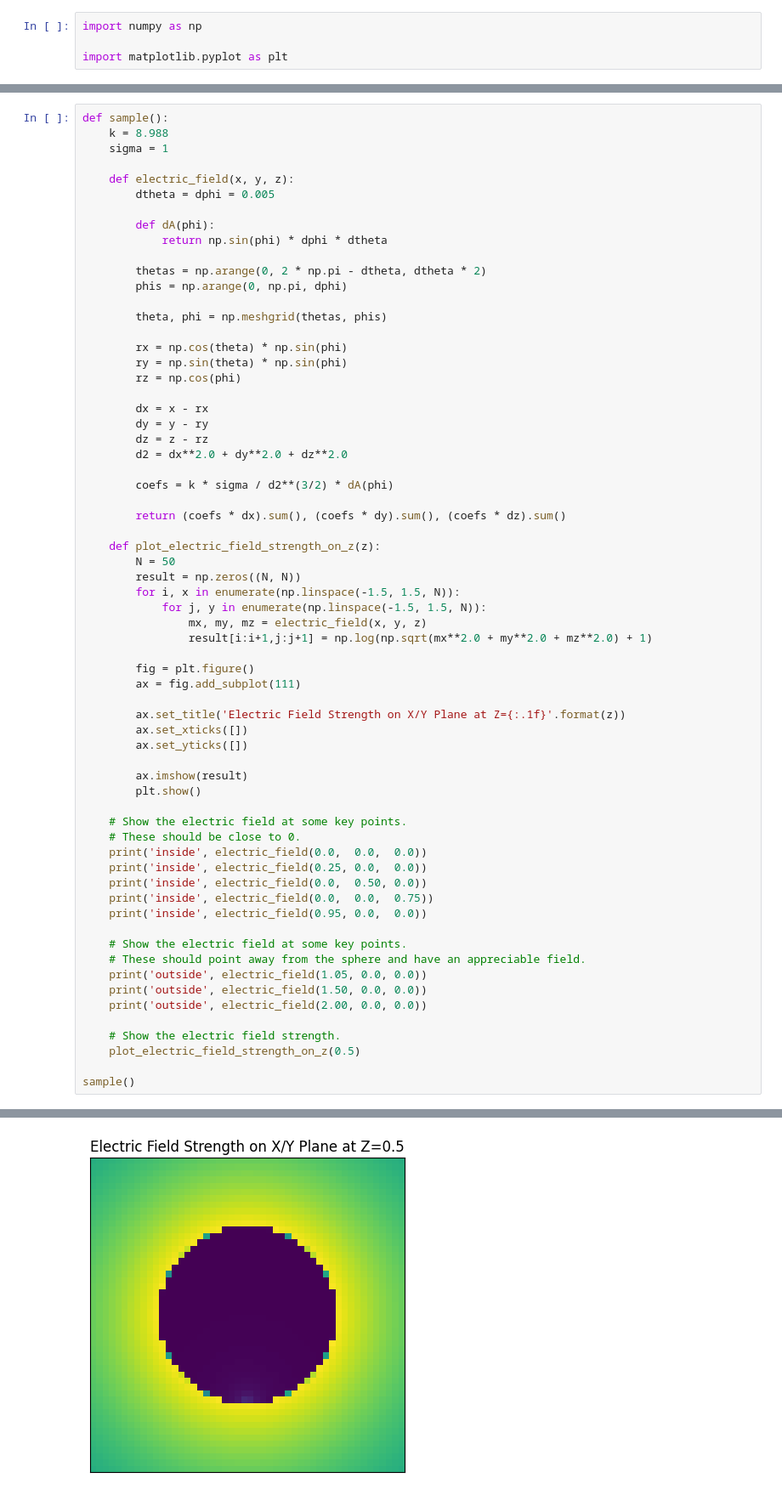
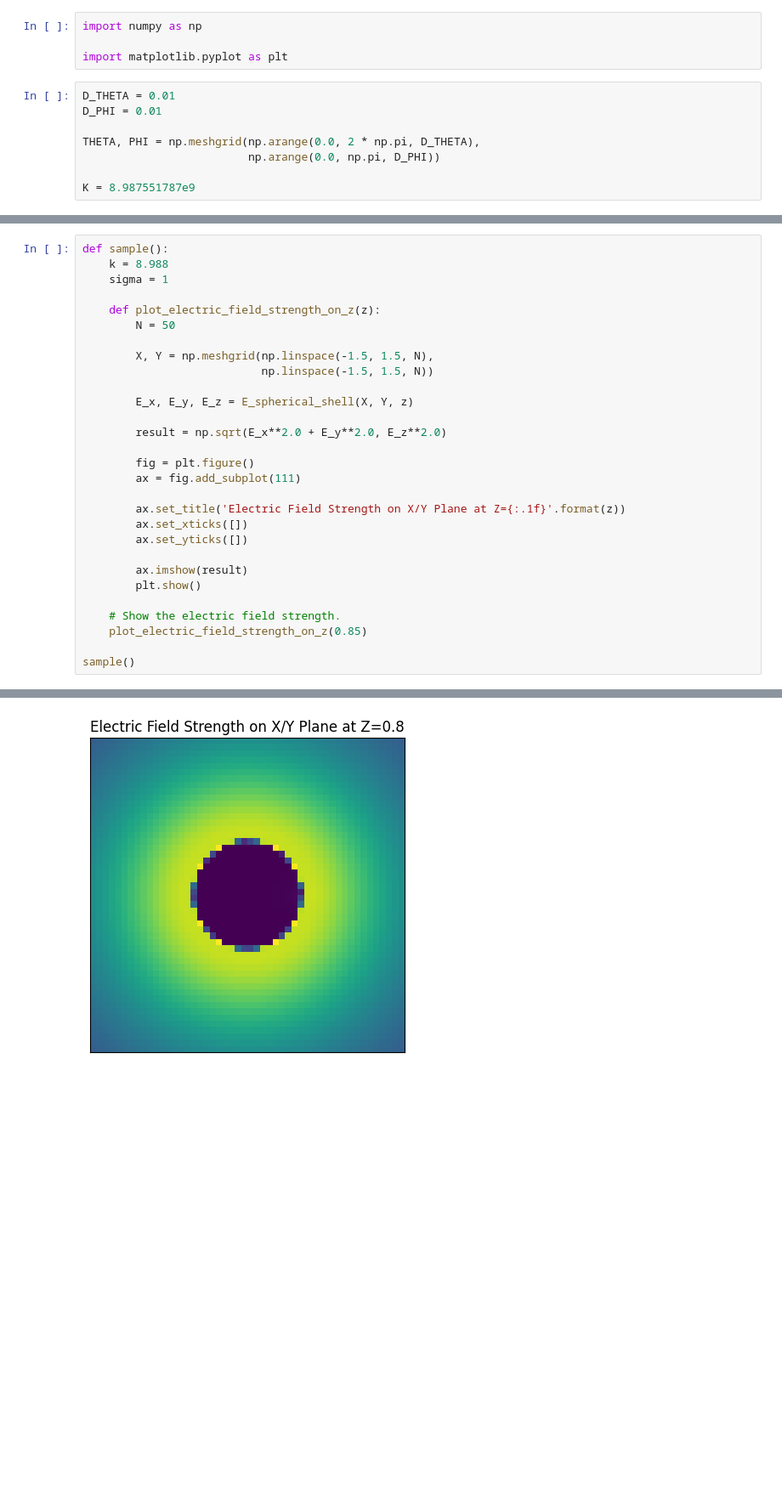
Before and after one commit to fractalate/math, a Jupyter notebook: notes/numeric_integrals_3d.ipynb, the cells around one changed output, grey strips where cells are left out. Shown at 85% size. Cells and saved outputs as stored; diff of their text form; blank space fills up the shorter version.

```diff
--- a/notes/numeric_integrals_3d.ipynb
+++ b/notes/numeric_integrals_3d.ipynb
@@ -2,6 +2,14 @@
 import numpy as np
 
 import matplotlib.pyplot as plt
+# %%
+D_THETA = 0.01
+D_PHI = 0.01
+
+THETA, PHI = np.meshgrid(np.arange(0.0, 2 * np.pi, D_THETA),
+                         np.arange(0.0, np.pi, D_PHI))
+
+K = 8.987551787e9
 # %% [markdown]
 # Electric Field from Spherical Shell
 
@@ -31,37 +82,15 @@ def sample():
     k = 8.988
     sigma = 1
 
-    def electric_field(x, y, z):
-        dtheta = dphi = 0.005
-
-        def dA(phi):
-            return np.sin(phi) * dphi * dtheta
-
-        thetas = np.arange(0, 2 * np.pi - dtheta, dtheta * 2)
-        phis = np.arange(0, np.pi, dphi)
-
-        theta, phi = np.meshgrid(thetas, phis)
-
-        rx = np.cos(theta) * np.sin(phi)
-        ry = np.sin(theta) * np.sin(phi)
-        rz = np.cos(phi)
-
-        dx = x - rx
-        dy = y - ry
-        dz = z - rz
-        d2 = dx**2.0 + dy**2.0 + dz**2.0
-
-        coefs = k * sigma / d2**(3/2) * dA(phi)
-
-        return (coefs * dx).sum(), (coefs * dy).sum(), (coefs * dz).sum()
-
     def plot_electric_field_strength_on_z(z):
         N = 50
-        result = np.zeros((N, N))
-        for i, x in enumerate(np.linspace(-1.5, 1.5, N)):
-            for j, y in enumerate(np.linspace(-1.5, 1.5, N)):
-                mx, my, mz = electric_field(x, y, z)
-                result[i:i+1,j:j+1] = np.log(np.sqrt(mx**2.0 + my**2.0 + mz**2.0) + 1)
+
+        X, Y = np.meshgrid(np.linspace(-1.5, 1.5, N),
+                           np.linspace(-1.5, 1.5, N))
+
+        E_x, E_y, E_z = E_spherical_shell(X, Y, z)
+
+        result = np.sqrt(E_x**2.0 + E_y**2.0, E_z**2.0)
 
         fig = plt.figure()
         ax = fig.add_subplot(111)
@@ -73,22 +102,8 @@ def sample():
         ax.imshow(result)
         plt.show()
 
-    # Show the electric field at some key points.
-    # These should be close to 0.
-    print('inside', electric_field(0.0,  0.0,  0.0))
-    print('inside', electric_field(0.25, 0.0,  0.0))
-    print('inside', electric_field(0.0,  0.50, 0.0))
-    print('inside', electric_field(0.0,  0.0,  0.75))
-    print('inside', electric_field(0.95, 0.0,  0.0))
-
-    # Show the electric field at some key points.
-    # These should point away from the sphere and have an appreciable field.
-    print('outside', electric_field(1.05, 0.0, 0.0))
-    print('outside', electric_field(1.50, 0.0, 0.0))
-    print('outside', electric_field(2.00, 0.0, 0.0))
-
     # Show the electric field strength.
-    plot_electric_field_strength_on_z(0.5)
+    plot_electric_field_strength_on_z(0.85)
 
 sample()
 # %% [output]
@@ -103 +110 @@ outside (14.100835651056132, -9.275012827334726e-05, 6.849290114502017e-06)
-[figure, old version]
+[figure, new version]
```
Also changed, not shown: parts of 10 cells of this notebook, 1 other file.
